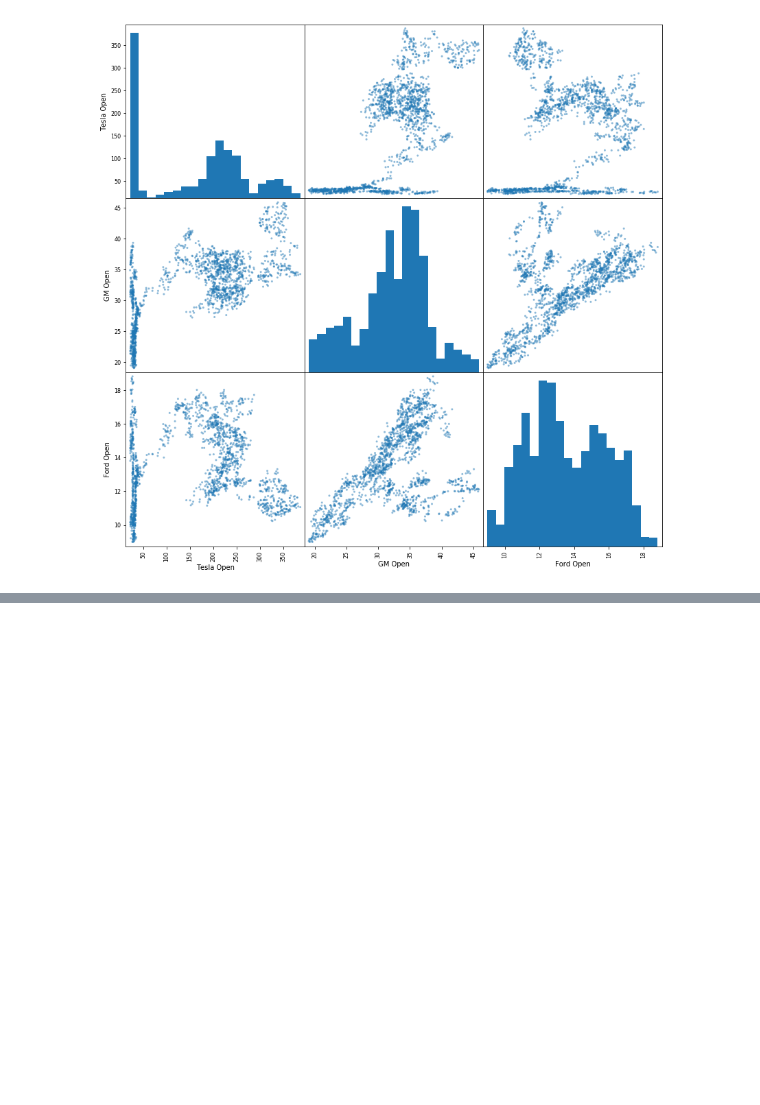
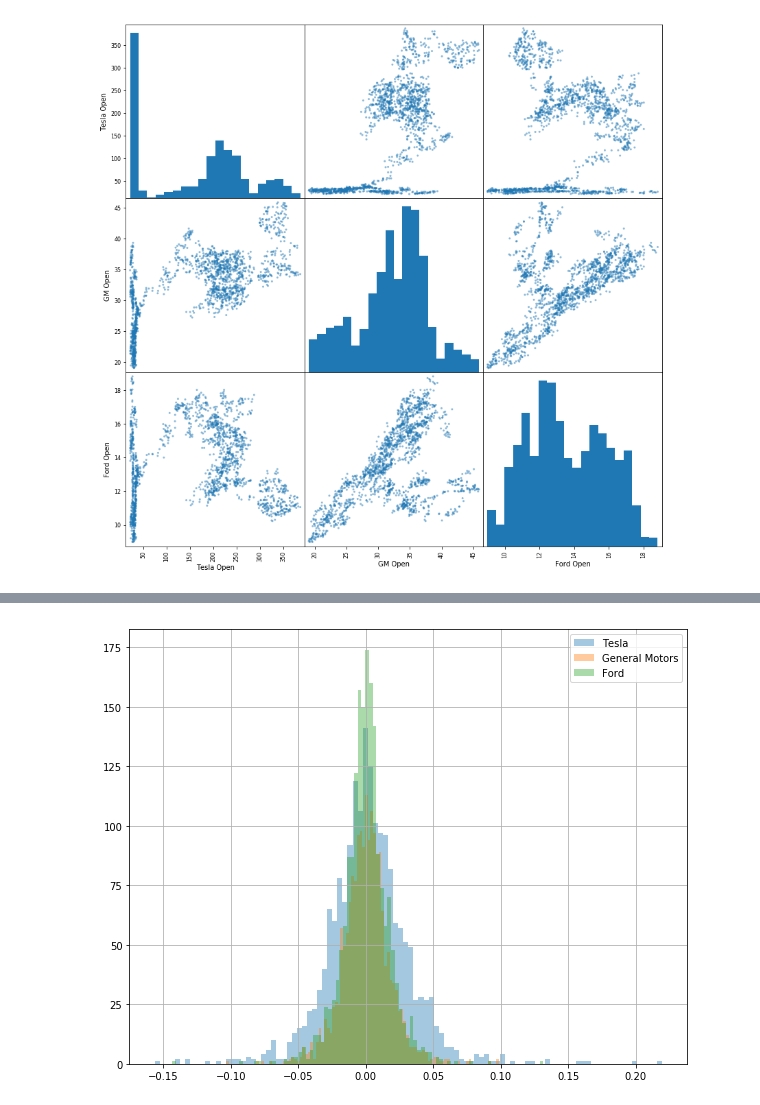
Before and after one commit to maykulkarni/algo_trading, a Jupyter notebook: 2. Stock Market Analysis.ipynb, the cells around one changed output, grey strips where cells are left out. Cells and saved outputs as stored; diff of their text form; code cells hidden in the pictures; blank space fills up the shorter version.

```diff
--- a/2. Stock Market Analysis.ipynb
+++ b/2. Stock Market Analysis.ipynb
@@ -118,0 +143,7 @@ There is clearly positive correlation between General Motors and Ford's stocks
+# %%
+tesla["returns"].hist(bins=100, figsize=(10, 8), label="Tesla", alpha=0.4)
+gm["returns"].hist(bins=100, label="General Motors", alpha=0.4)
+ford["returns"].hist(bins=100, label="Ford", alpha=0.4)
+plt.legend();
+# %% [output]
+[figure, added]
```
Also changed, not shown: parts of 7 cells of this notebook.
